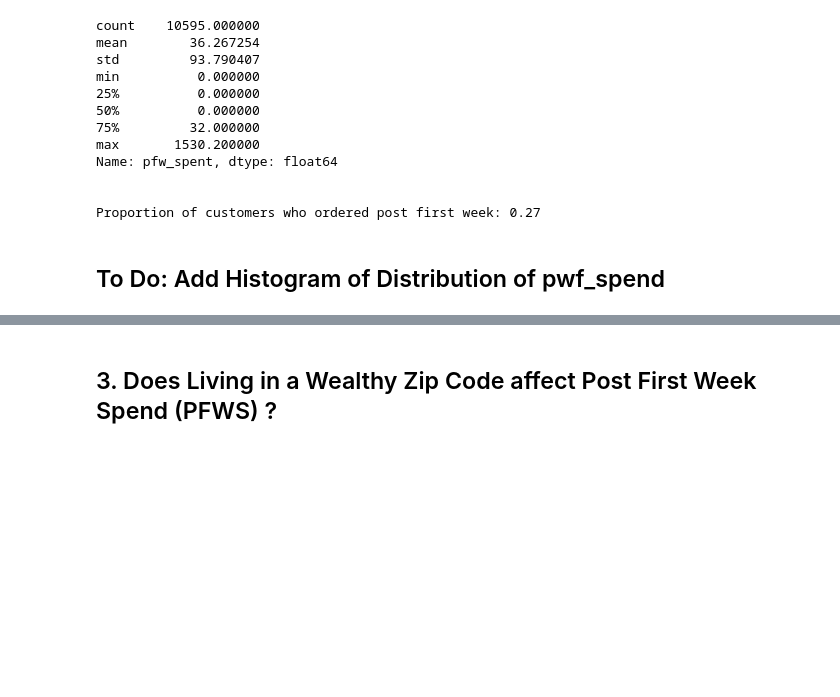
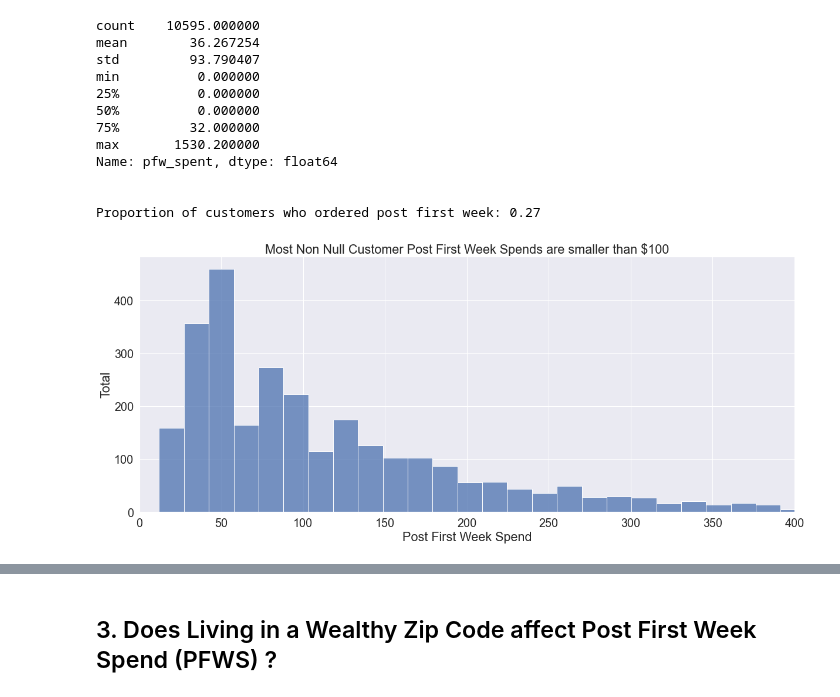
Before and after one commit to benjaminbellman/Shopify_CLTV_Machine_Learning, a Jupyter notebook: 3.Exploratory_Data_Analysis/EDA.ipynb, the cells around one changed output, grey strips where cells are left out. Cells and saved outputs as stored; diff of their text form; code cells hidden in the pictures; blank space fills up the shorter version.

```diff
--- a/3.Exploratory_Data_Analysis/EDA.ipynb
+++ b/3.Exploratory_Data_Analysis/EDA.ipynb
@@ -119,7 +78,16 @@ Name: pfw_spent, dtype: float64
 
 
 Proportion of customers who ordered post first week: 0.27
-# %% [markdown]
-## To Do: Add Histogram of Distribution of pwf_spend
+# %%
+## We visualize the distribution of non-null post first week spend.
+plt.figure(figsize =(20,8))
+sns.histplot(customer_cltv[customer_cltv['pfw_spent'] >0]['pfw_spent'], bins = 100)
+plt.xlim(0,400)
+plt.xlabel('Post First Week Spend')
+plt.ylabel('Total')
+plt.title('Most Non Null Customer Post First Week Spends are smaller than $100')
+plt.show()
+# %% [output]
+[figure, added]
 # %%
 ## Prior to exploring the variables,we create a heatmap to get the Pearson Correlation Coefficient amongst the variables.
```
Also changed, not shown: parts of 20 cells of this notebook, 3 other files.
